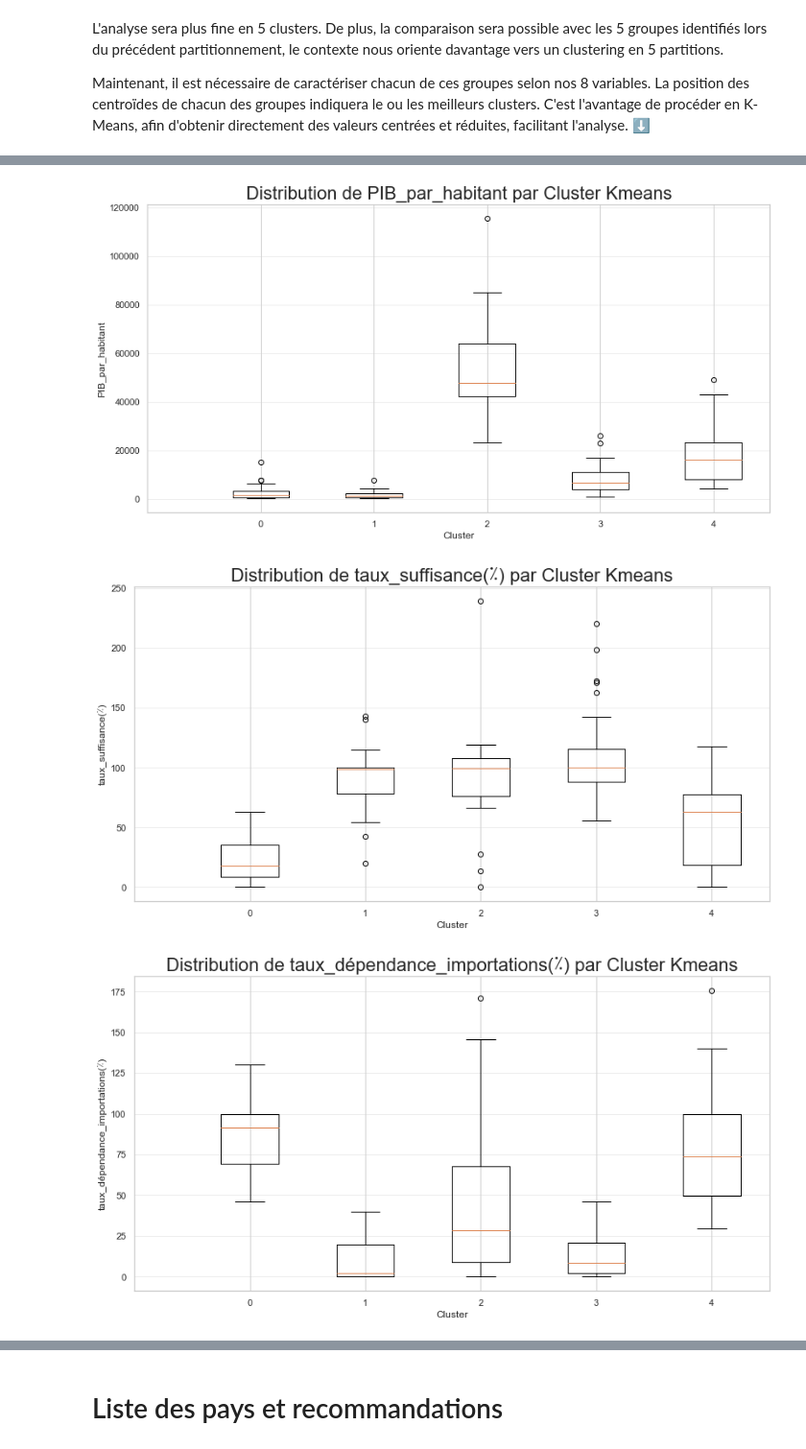
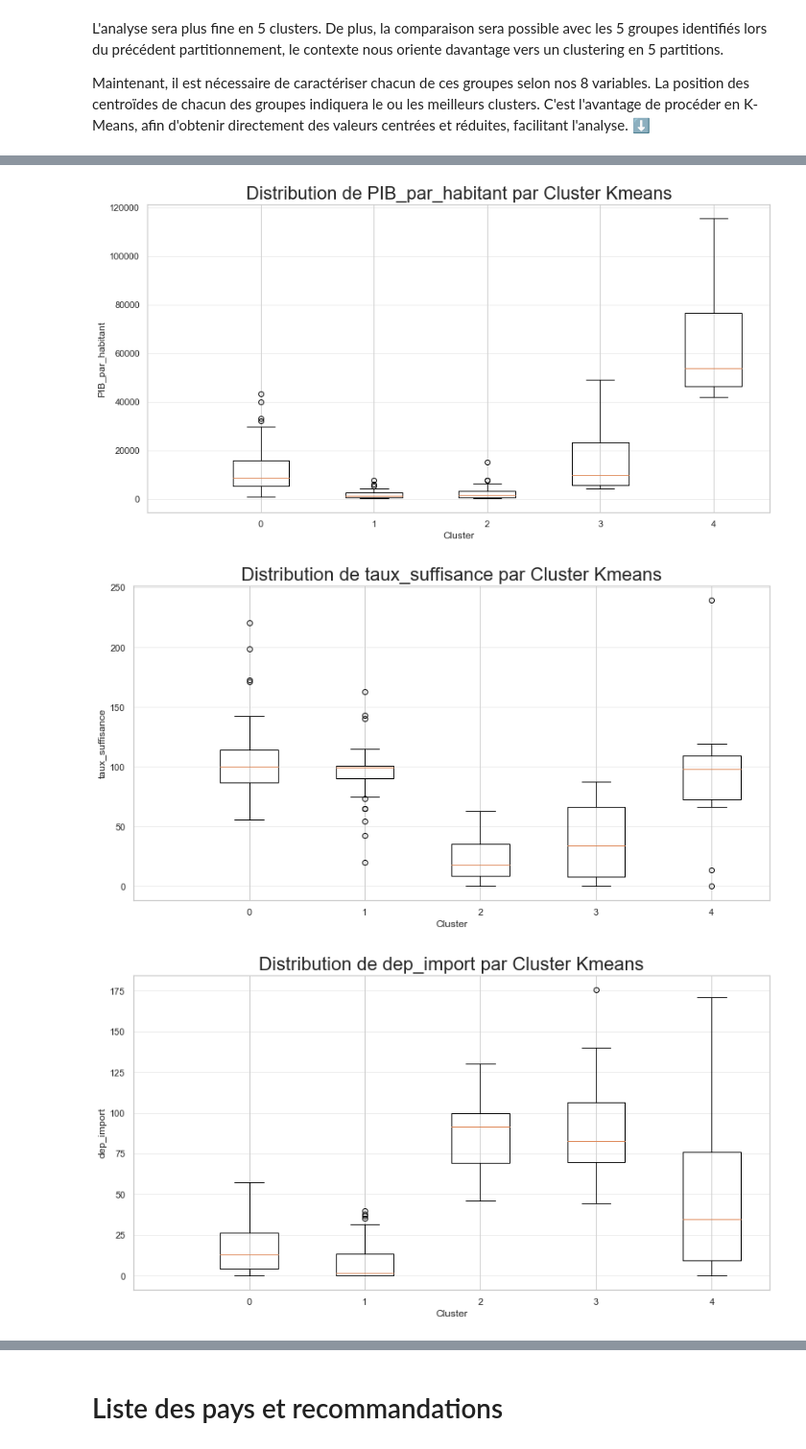
Before and after one commit to ROWAIDAK/ROWAIDAK-P5_Produisez-une-tude-de-march, a Jupyter notebook: P5_02_code.ipynb, the cells around one changed output, grey strips where cells are left out. Shown at 96% size. Saved outputs shown, nothing was run; the diff lists cells and outputs as text; code cells hidden in the pictures.

```diff
--- a/P5_02_code.ipynb
+++ b/P5_02_code.ipynb
@@ -880,6 +864,6 @@ Idéalement, pour optimiser et ne pas perdre trop d'informations, il est conseil
 km = cluster.KMeans(n_clusters=5)
 km.fit(X_scaled)
 #Récupération des clusters attribués à chaque individu (classes d'appartenance)
-clusters_km = km.labels_
-clusters_km
+groupe_km = km.labels_
+groupe_km
 # %% [output]
@@ -1094,6 +1085,6 @@ pd.crosstab(groupe_cah,km.labels_)
 # %%
-df_groupes_cah['Clusterkm'] = clusters_km
-gb = df_groupes_cah.groupby('Clusterkm')
+df_groupes_cah['groupe_km'] = groupe_km
+gb = df_groupes_cah.groupby('groupe_km')
 nk = gb.size()
 print(nk)
 # %% [output]
@@ -1121,6 +1112,6 @@ mk
 # %%
 # Ajout des variables synthétiques F1 et F2
 df_boxkm = pd.merge(df_groupes_cah, df_facto, on="pays", how="left")
-df_boxkm = df_boxkm.sort_values("Clusterkm")
+df_boxkm = df_boxkm.sort_values("groupe_km")
 df_boxkm.head()
 # %% [output]
@@ -1133,10 +1124,10 @@ df_boxkm.head()
 # %%
 def boxplot_cluster_km(var):
     data_boxplot = []
-    groupes_pays = df_boxkm["Clusterkm"].unique()
+    groupes_pays = df_boxkm["groupe_km"].unique()
 
     for groupe in groupes_pays :
-        subset = df_boxkm[df_boxkm.Clusterkm == groupe]
+        subset = df_boxkm[df_boxkm.groupe_km == groupe]
         data_boxplot.append(subset[var])
 
     fig, ax1 = plt.subplots(figsize=(12, 8))
@@ -1172,15 +1163,15 @@ boxplot_cluster_km('ratio_proteines_animales(%)')
 # %%
 boxplot_cluster_km('PIB_par_habitant')
 # %% [output]
-[figure, old version]
+[figure, new version]
 # %%
-boxplot_cluster_km('taux_suffisance(٪)')
+boxplot_cluster_km('taux_suffisance')
 # %% [output]
-[figure, old version]
+[figure, new version]
 # %%
-boxplot_cluster_km('taux_dépendance_importations(٪)')
+boxplot_cluster_km('dep_import')
 # %% [output]
-[figure, old version]
+[figure, new version]
 # %%
 boxplot_cluster_km('F1')
 # %% [output]
```
Also changed, not shown: parts of 39 cells of this notebook.
